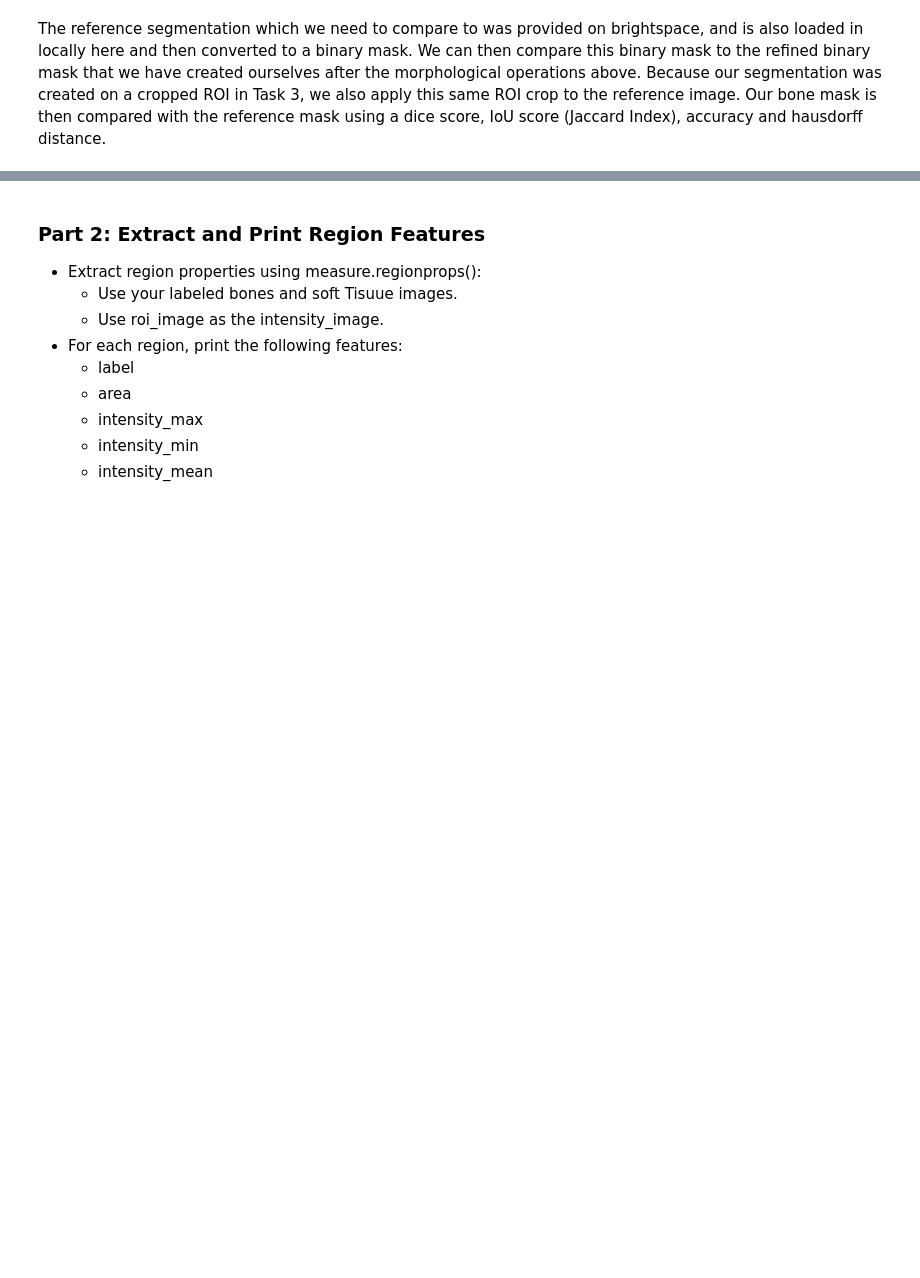
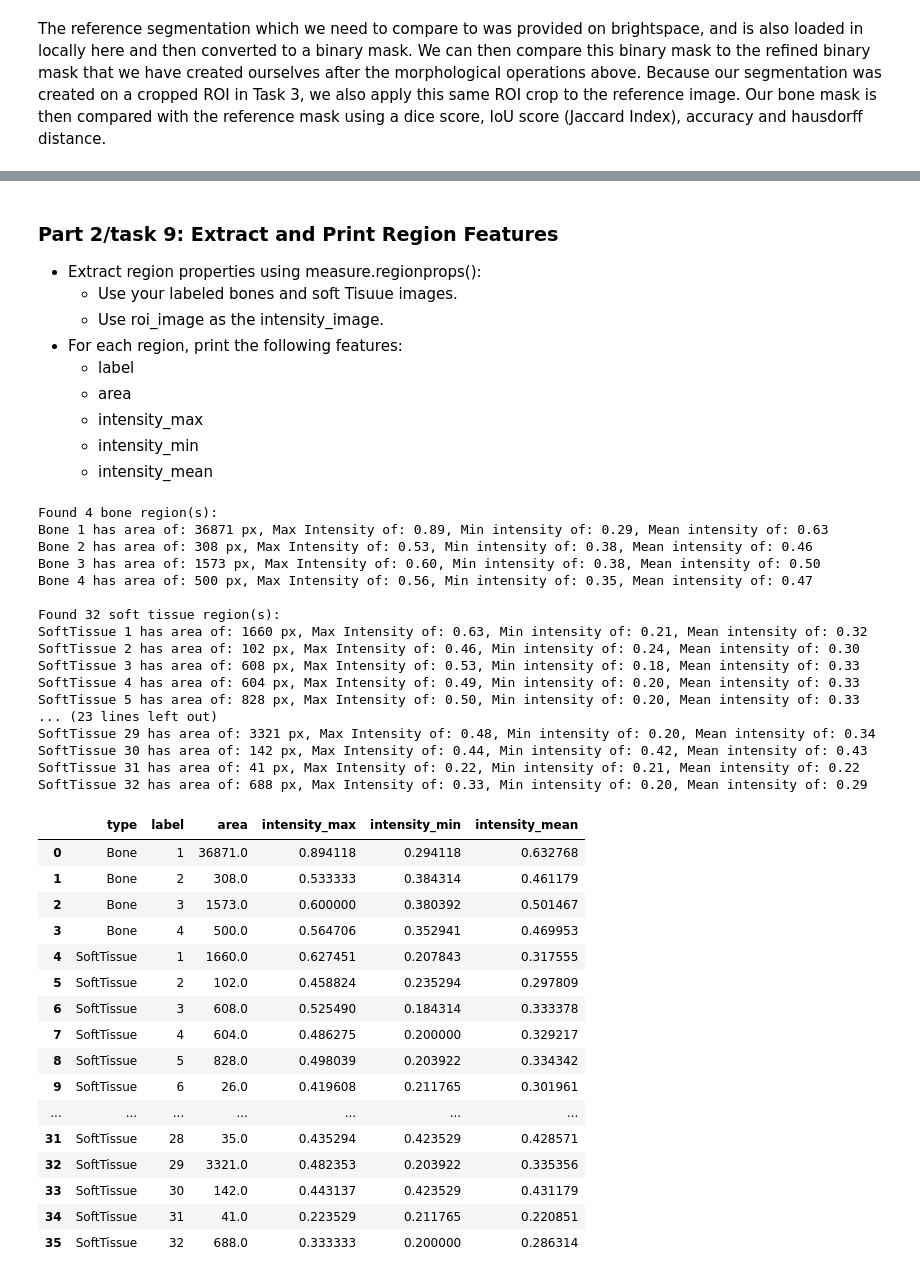
Before and after one commit to LiseKleinbekman/Bachelor-codes, a Jupyter notebook: BIP/LargeAssignment_Task6.ipynb, the cells around one changed output, grey strips where cells are left out. Cells and saved outputs as stored; diff of their text form; code cells hidden in the pictures; blank space fills up the shorter version.

```diff
--- a/BIP/LargeAssignment_Task6.ipynb
+++ b/BIP/LargeAssignment_Task6.ipynb
@@ -639,5 +827,5 @@ plt.show()
 # %% [markdown]
-### Part 2: Extract and Print Region Features
+### Part 2/task 9: Extract and Print Region Features
 * Extract region properties using measure.regionprops():
   - Use your labeled bones and soft Tisuue images.
   - Use roi_image as the intensity_image.
@@ -648,11 +836,72 @@ plt.show()
   - intensity_min
   - intensity_mean
 # %%
-regions = measure.regionprops(labeled_bones,intensity_image=roi_image)
+#Code task 9
 
-for region in regions:
-  print(f"Bone {region.label} has area of: {region.area:.2f}, Max Intensity of: {region.intensity_max:.2f}, Min intensity of: {region.intensity_min:.2f}, Mean intensity of: {region.intensity_mean:.2f}")
 
-regions = measure.regionprops(labeled_softT,intensity_image=roi_image)
-for region in regions:
-    print(f"SoftTissue {region.label} has area of: {region.area:.2f}, Max Intensity of: {region.intensity_max:.2f}, Min intensity of: {region.intensity_min:.2f}, Mean intensity of: {region.intensity_mean:.2f}")
+# Feature extraction for the bone regions.
+bone_regions = measure.regionprops(labeled_bones, intensity_image=roi_image)
+print(f"Found {len(bone_regions)} bone region(s):")
+for region in bone_regions:
+    print(f"Bone {region.label} has area of: {region.area:.0f} px, "
+          f"Max Intensity of: {region.intensity_max:.2f}, "
+          f"Min intensity of: {region.intensity_min:.2f}, "
+          f"Mean intensity of: {region.intensity_mean:.2f}")
+
+# Feature extraction for the soft tissue regions.
+soft_regions = measure.regionprops(labeled_soft, intensity_image=roi_image)
+print(f"\nFound {len(soft_regions)} soft tissue region(s):")
+for region in soft_regions:
+    print(f"SoftTissue {region.label} has area of: {region.area:.0f} px, "
+          f"Max Intensity of: {region.intensity_max:.2f}, "
+          f"Min intensity of: {region.intensity_min:.2f}, "
+          f"Mean intensity of: {region.intensity_mean:.2f}")
+
+
+#Make a nice table of the extracted features using pandas.
+rows = [] #collect the rows of the table in a list and then convert it to a dataframe.
+for region in measure.regionprops(labeled_bones, intensity_image=roi_image): #collect the features for the bone regions.
+    rows.append(['Bone', region.label, region.area,
+                 region.intensity_max, region.intensity_min, region.intensity_mean])
+for region in measure.regionprops(labeled_soft, intensity_image=roi_image): #collect the features for the soft tissue regions.
+    rows.append(['SoftTissue', region.label, region.area,
+                 region.intensity_max, region.intensity_min, region.intensity_mean])
+
+features_table = pd.DataFrame(rows, columns=['type', 'label', 'area',
+                                             'intensity_max', 'intensity_min', 'intensity_mean']) #create dataframe with the collected rows and column names.
+features_table #display the table.
+# %% [output]
+Found 4 bone region(s):
+Bone 1 has area of: 36871 px, Max Intensity of: 0.89, Min intensity of: 0.29, Mean intensity of: 0.63
+Bone 2 has area of: 308 px, Max Intensity of: 0.53, Min intensity of: 0.38, Mean intensity of: 0.46
+Bone 3 has area of: 1573 px, Max Intensity of: 0.60, Min intensity of: 0.38, Mean intensity of: 0.50
+Bone 4 has area of: 500 px, Max Intensity of: 0.56, Min intensity of: 0.35, Mean intensity of: 0.47
+
+Found 32 soft tissue region(s):
+SoftTissue 1 has area of: 1660 px, Max Intensity of: 0.63, Min intensity of: 0.21, Mean intensity of: 0.32
+SoftTissue 2 has area of: 102 px, Max Intensity of: 0.46, Min intensity of: 0.24, Mean intensity of: 0.30
+SoftTissue 3 has area of: 608 px, Max Intensity of: 0.53, Min intensity of: 0.18, Mean intensity of: 0.33
+SoftTissue 4 has area of: 604 px, Max Intensity of: 0.49, Min intensity of: 0.20, Mean intensity of: 0.33
+SoftTissue 5 has area of: 828 px, Max Intensity of: 0.50, Min intensity of: 0.20, Mean intensity of: 0.33
+... (23 lines left out)
+SoftTissue 29 has area of: 3321 px, Max Intensity of: 0.48, Min intensity of: 0.20, Mean intensity of: 0.34
+SoftTissue 30 has area of: 142 px, Max Intensity of: 0.44, Min intensity of: 0.42, Mean intensity of: 0.43
+SoftTissue 31 has area of: 41 px, Max Intensity of: 0.22, Min intensity of: 0.21, Mean intensity of: 0.22
+SoftTissue 32 has area of: 688 px, Max Intensity of: 0.33, Min intensity of: 0.20, Mean intensity of: 0.29
+|  | type | label | area | intensity_max | intensity_min | intensity_mean |
+| 0 | Bone | 1 | 36871.0 | 0.894118 | 0.294118 | 0.632768 |
+| 1 | Bone | 2 | 308.0 | 0.533333 | 0.384314 | 0.461179 |
+| 2 | Bone | 3 | 1573.0 | 0.600000 | 0.380392 | 0.501467 |
+| 3 | Bone | 4 | 500.0 | 0.564706 | 0.352941 | 0.469953 |
+| 4 | SoftTissue | 1 | 1660.0 | 0.627451 | 0.207843 | 0.317555 |
+| 5 | SoftTissue | 2 | 102.0 | 0.458824 | 0.235294 | 0.297809 |
+| 6 | SoftTissue | 3 | 608.0 | 0.525490 | 0.184314 | 0.333378 |
+| 7 | SoftTissue | 4 | 604.0 | 0.486275 | 0.200000 | 0.329217 |
+| 8 | SoftTissue | 5 | 828.0 | 0.498039 | 0.203922 | 0.334342 |
+| 9 | SoftTissue | 6 | 26.0 | 0.419608 | 0.211765 | 0.301961 |
+| ... | ... | ... | ... | ... | ... | ... |
+| 31 | SoftTissue | 28 | 35.0 | 0.435294 | 0.423529 | 0.428571 |
+| 32 | SoftTissue | 29 | 3321.0 | 0.482353 | 0.203922 | 0.335356 |
+| 33 | SoftTissue | 30 | 142.0 | 0.443137 | 0.423529 | 0.431179 |
+| 34 | SoftTissue | 31 | 41.0 | 0.223529 | 0.211765 | 0.220851 |
+| 35 | SoftTissue | 32 | 688.0 | 0.333333 | 0.200000 | 0.286314 |
```
Also changed, not shown: parts of 13 cells of this notebook, 1 other file.
